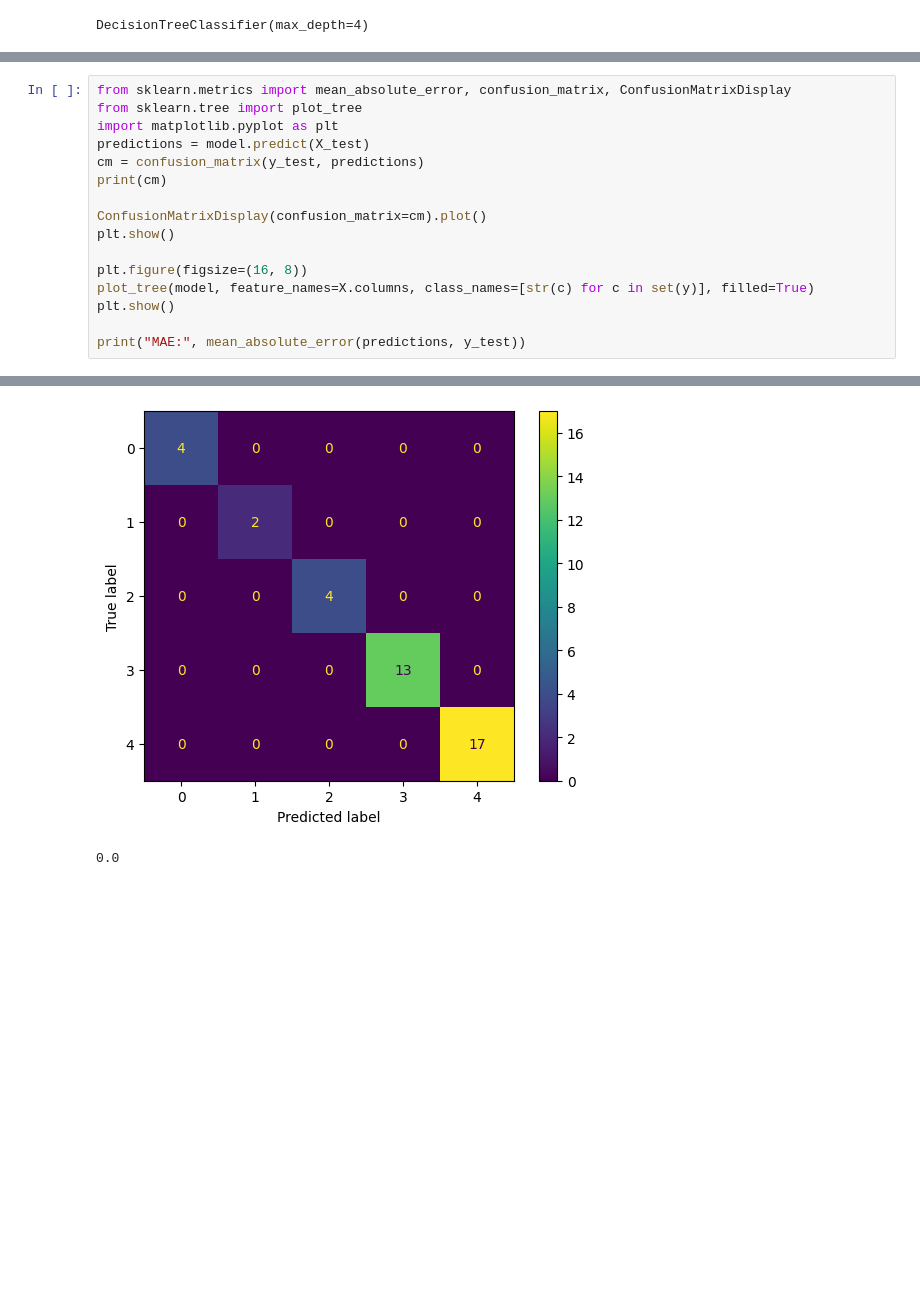
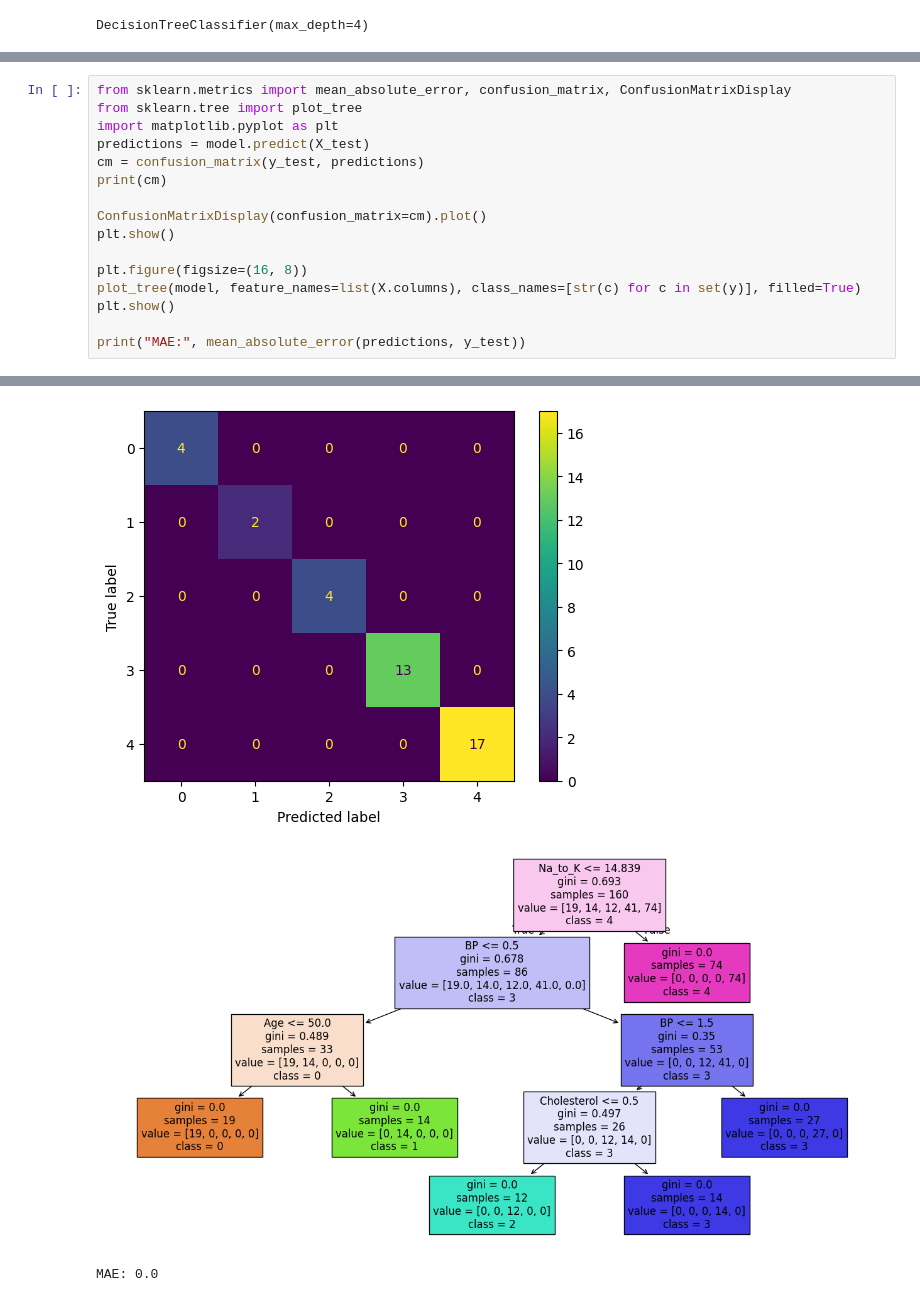
Before and after one commit to TTTanger/ML_Area, a Jupyter notebook: DecisionTree/skDecisionTree.ipynb, the cells around one changed output, grey strips where cells are left out. Saved outputs shown, nothing was run; the diff lists cells and outputs as text; blank space fills up the shorter version.

```diff
--- a/DecisionTree/skDecisionTree.ipynb
+++ b/DecisionTree/skDecisionTree.ipynb
@@ -44,24 +54,25 @@ DecisionTreeClassifier(max_depth=4)
 # %%
 from sklearn.metrics import mean_absolute_error, confusion_matrix, ConfusionMatrixDisplay
 from sklearn.tree import plot_tree
 import matplotlib.pyplot as plt
 predictions = model.predict(X_test)
 cm = confusion_matrix(y_test, predictions)
 print(cm)
 
 ConfusionMatrixDisplay(confusion_matrix=cm).plot()
 plt.show()
 
 plt.figure(figsize=(16, 8))
-plot_tree(model, feature_names=X.columns, class_names=[str(c) for c in set(y)], filled=True)
+plot_tree(model, feature_names=list(X.columns), class_names=[str(c) for c in set(y)], filled=True)
 plt.show()
 
 print("MAE:", mean_absolute_error(predictions, y_test))
 # %% [output]
 [[ 4  0  0  0  0]
  [ 0  2  0  0  0]
  [ 0  0  4  0  0]
  [ 0  0  0 13  0]
  [ 0  0  0  0 17]]
 [figure]
+[figure, added]
-0.0
+MAE: 0.0
```
Also changed, not shown: parts of 5 cells of this notebook, 3 other files.
